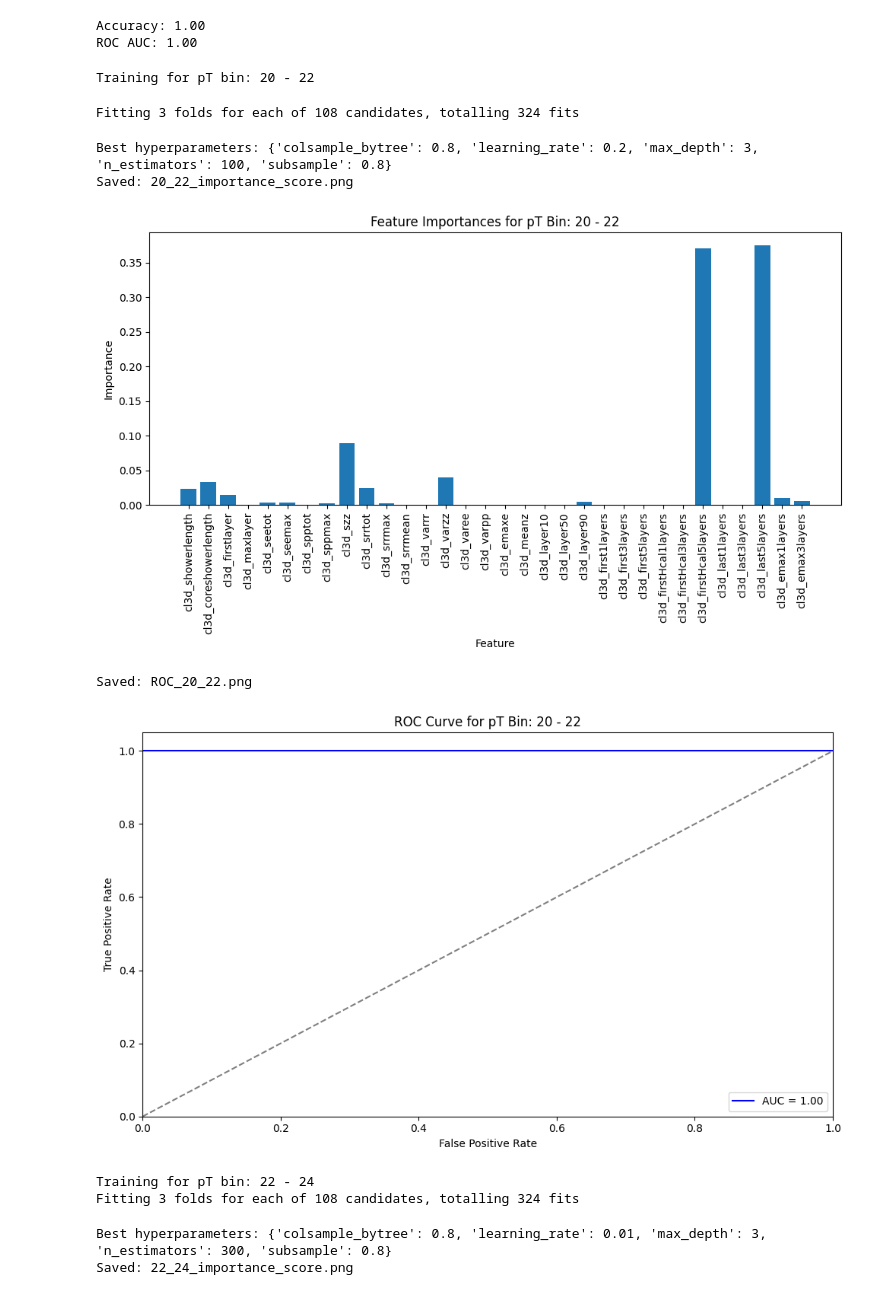
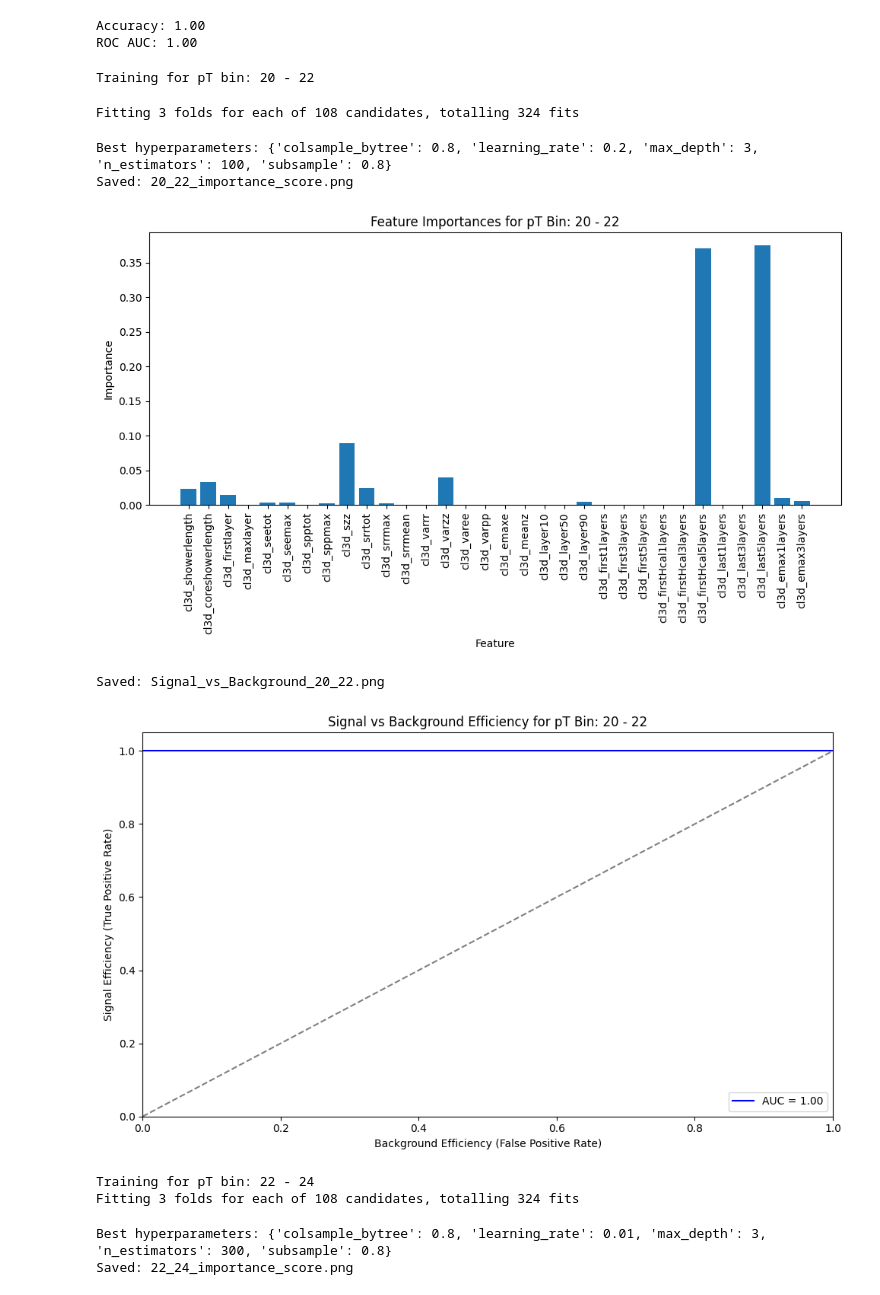
Before and after one commit to tdebnath16/shower_shape_studies, a Jupyter notebook: showershapestudies.ipynb, the cells around one changed output. Saved outputs shown, nothing was run; the diff lists cells and outputs as text; code cells hidden in the pictures.

```diff
--- a/showershapestudies.ipynb
+++ b/showershapestudies.ipynb
@@ -12,16 +12,17 @@ from sklearn.metrics import accuracy_score, roc_auc_score, roc_curve, auc
 from sklearn.model_selection import train_test_split, GridSearchCV
 # %%
 # File paths for signal and background root files
-signal_file_path = "/grid_mnt/data__data.polcms/cms/debnath/CMSSW_14_0_0_pre1/src/shower_shape_studies/photons_0PU_bc_stc_hadd.root"
+signal_file_path = "/grid_mnt/data__data.polcms/cms/debnath/CMSSW_14_0_0_pre1/src/shower_shape_studies/doublePhoton_200PU.h5"
 bg_file_path = "/grid_mnt/data__data.polcms/cms/debnath/CMSSW_14_0_0_pre1/src/shower_shape_studies/PU200_neutrino.h5"
 
 # Open the root files (without 'with' to keep files open)
-signal_file = uproot.open(signal_file_path)
+#signal_file = uproot.open(signal_file_path)
+signal_file = pd.read_hdf(signal_file_path)
 
 # Open the HDF5 file for background (using pandas)
 bg_file = pd.read_hdf(bg_file_path)  # Background data (already filtered)
 
-# Folder names where the trees are stored (for ROOT file)
+'''# Folder names where the trees are stored (for ROOT file)
 signal_folder = "FloatingpointMixedbcstcrealsig4DummyHistomaxxydr015GenmatchGenclustersntuple"
 bg_folder = "l1tHGCalTriggerNtuplizer"  # This won't be used since we already have the background data in the form of a DataFrame
 
@@ -32,4 +33,4 @@ tree_name = "HGCalTriggerNtuple"
 signal_tree_path = f"{signal_folder}/{tree_name}"
 
 # Access the signal tree in ROOT (uproot)
-signal_tree = signal_file[signal_tree_path]
+signal_tree = signal_file[signal_tree_path]'''
@@ -51,8 +56,9 @@ def load_and_filter_signal_tree(tree, filter_pt, eta_range=(1.6, 2.8), cl_pt_thr
 # %%
-# Apply the filter to the signal data (only signal data needs filtering)
-signal_df_filtered = load_and_filter_signal_tree(signal_tree, filter_pt=20)
+'''# Apply the filter to the signal data (only signal data needs filtering)
+signal_df_filtered = load_and_filter_signal_tree(signal_tree, filter_pt=20)'''
 
-# Since the background data is already filtered, no additional filtering is needed for it.
+# Since the data is already filtered, no additional filtering is needed for it.
+signal_df_filtered = signal_file
 bg_df_filtered = bg_file  # Assuming the background DataFrame is already filtered
 # %%
 def count_subentries(df, entry_column="event", subentry_column="gen_n"):
@@ -355,7 +353,6 @@ param_grid = {
     'colsample_bytree': [0.8, 1.0]
 }
 
-# Function to train and optimize XGBoost model
 def optimize_and_plot(filtered_data, pt_bins, columns_for_training, param_grid):
     feature_importance_by_bin = {}
     roc_auc_scores = {}
@@ -402,43 +399,47 @@ def optimize_and_plot(filtered_data, pt_bins, columns_for_training, param_grid):
         plt.tight_layout()
         filename = f"{pt_bins[pt_bin]}_{pt_bins[pt_bin + 1]}_importance_score.png"
         plt.savefig(filename, dpi=300)
         print(f"Saved: {filename}")
         plt.show()
 
         # Calculate ROC curve and AUC for the best model
         y_pred_prob = best_model.predict_proba(X_test)[:, 1]
-        fpr, tpr, _ = roc_curve(y_test, y_pred_prob)
+        fpr, tpr, thresholds = roc_curve(y_test, y_pred_prob)
         roc_auc = auc(fpr, tpr)
         roc_auc_scores[pt_bin] = roc_auc
 
-        # Plot ROC curve
+        # Calculate Signal Efficiency and Background Efficiency
+        signal_efficiency = tpr  # Signal Efficiency = TPR
+        background_efficiency = fpr  # Background Efficiency = FPR
+
+        # Plot Signal Efficiency vs Background Efficiency
         plt.figure(figsize=(10, 6))
-        plt.plot(fpr, tpr, color='blue', label=f'AUC = {roc_auc:.2f}')
-        plt.plot([0, 1], [0, 1], color='gray', linestyle='--')
+        plt.plot(background_efficiency, signal_efficiency, color='blue', label=f'AUC = {roc_auc:.2f}')
+        plt.plot([0, 1], [0, 1], color='gray', linestyle='--')  # Random classifier line
         plt.xlim([0.0, 1.0])
         plt.ylim([0.0, 1.05])
-        plt.xlabel('False Positive Rate')
-        plt.ylabel('True Positive Rate')
-        plt.title(f"ROC Curve for pT Bin: {pt_bins[pt_bin]} - {pt_bins[pt_bin + 1]}")
+        plt.xlabel('Background Efficiency (False Positive Rate)')
+        plt.ylabel('Signal Efficiency (True Positive Rate)')
+        plt.title(f"Signal vs Background Efficiency for pT Bin: {pt_bins[pt_bin]} - {pt_bins[pt_bin + 1]}")
         plt.legend(loc="lower right")
         plt.tight_layout()
-        filename = f"ROC_{pt_bins[pt_bin]}_{pt_bins[pt_bin + 1]}.png"
+        filename = f"Signal_vs_Background_{pt_bins[pt_bin]}_{pt_bins[pt_bin + 1]}.png"
         plt.savefig(filename, dpi=300)
         print(f"Saved: {filename}")
         plt.show()
 
     return feature_importance_by_bin, roc_auc_scores
 
 # Run the optimization and plotting function
 feature_importance_by_bin, roc_auc_scores = optimize_and_plot(filtered_data, pt_bins, columns_for_training, param_grid)
 # %% [output]
 Training for pT bin: 20 - 22
 Fitting 3 folds for each of 108 candidates, totalling 324 fits
 Best hyperparameters: {'colsample_bytree': 0.8, 'learning_rate': 0.2, 'max_depth': 3, 'n_estimators': 100, 'subsample': 0.8}
 Saved: 20_22_importance_score.png
 [figure]
-Saved: ROC_20_22.png
+Saved: Signal_vs_Background_20_22.png
-[figure, old version]
+[figure, new version]
 Training for pT bin: 22 - 24
 Fitting 3 folds for each of 108 candidates, totalling 324 fits
 Best hyperparameters: {'colsample_bytree': 0.8, 'learning_rate': 0.01, 'max_depth': 3, 'n_estimators': 300, 'subsample': 0.8}
```
Also changed, not shown: parts of 7 cells of this notebook, 2 other files.
